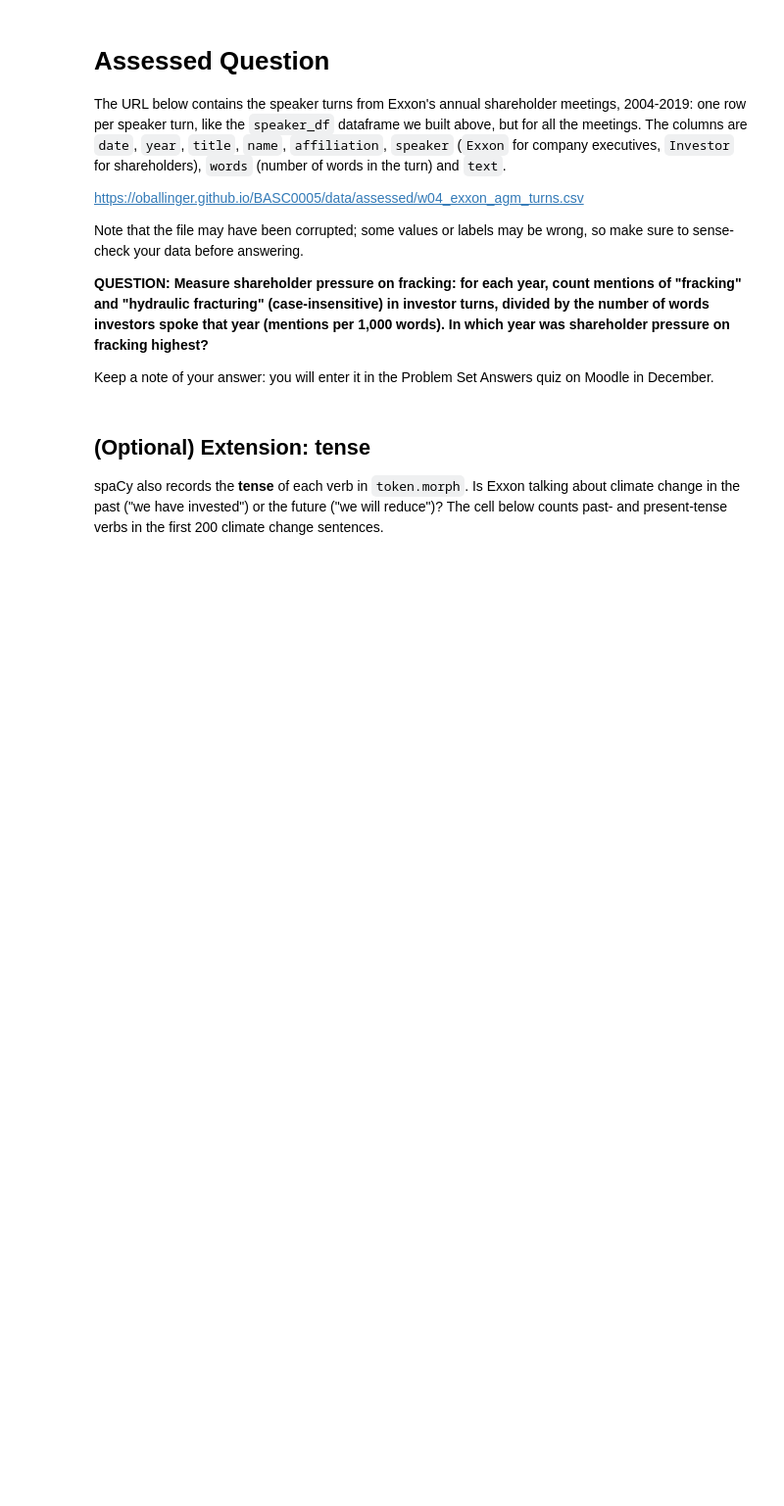
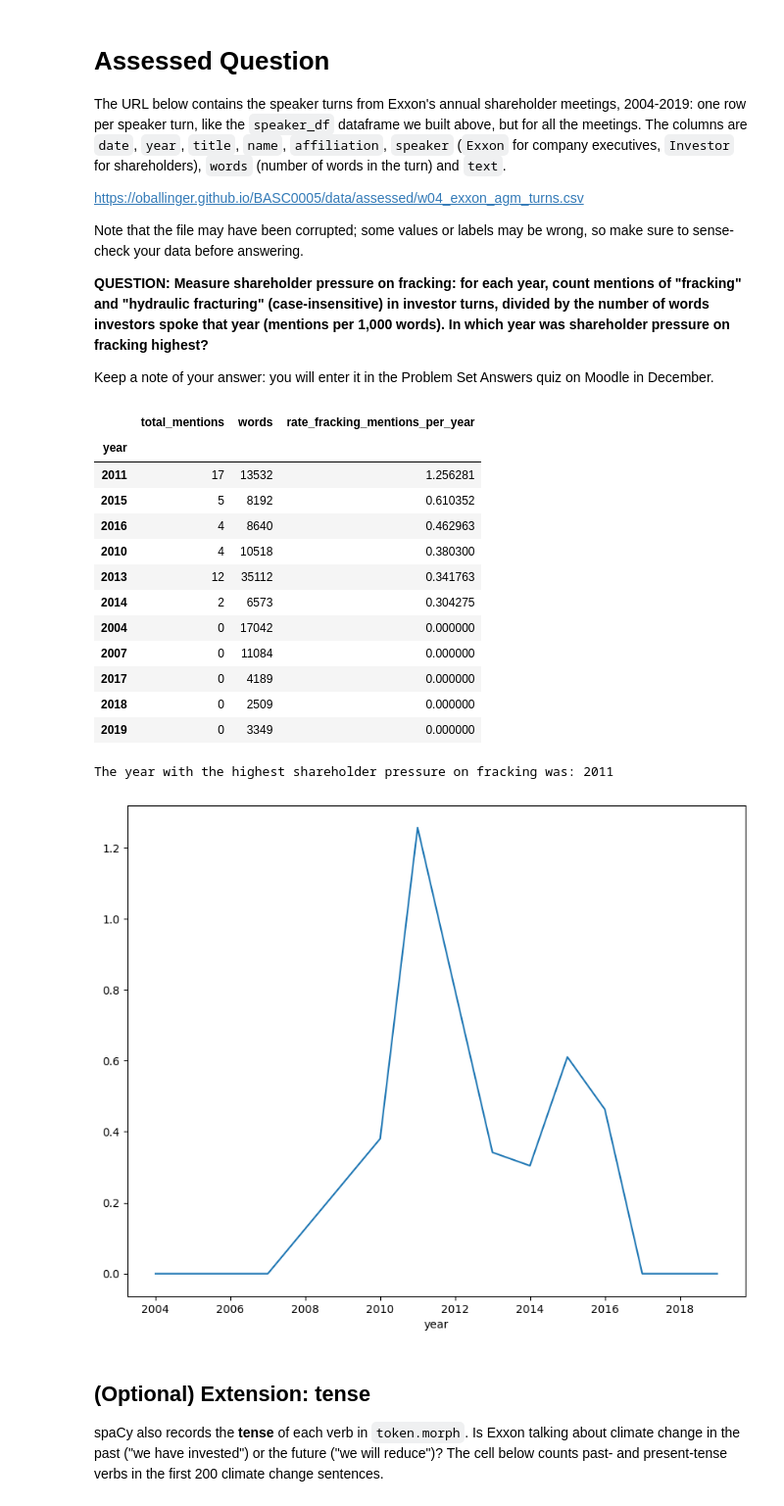
Before and after one commit to AlexiaNabok28/QM2, a Jupyter notebook: notebooks/W04. Natural Language Processing.ipynb, the cells around one changed output. Shown at 98% size. Drawn from its saved outputs; the diff is of its cells as text; code cells hidden in the pictures; blank space fills up the shorter version.

```diff
--- a/notebooks/W04. Natural Language Processing.ipynb
+++ b/notebooks/W04. Natural Language Processing.ipynb
@@ -790,3 +949,42 @@ Keep a note of your answer: you will enter it in the Problem Set Answers quiz on
+# %%
+import pandas as pd
+
+Exxon_speakers = pd.read_csv('https://oballinger.github.io/BASC0005/data/assessed/w04_exxon_agm_turns.csv')
+Exxon_speakers['date'] = pd.to_datetime(Exxon_speakers['date'])
+
+investors = Exxon_speakers[Exxon_speakers['speaker'] == 'Investor'].copy()
+
+investors['fracking_count'] = investors['text'].str.lower().str.count('fracking')
+investors['hydraulic_count'] = investors['text'].str.lower().str.count('hydraulic fracturing')
+investors['total_mentions'] = investors['fracking_count'] + investors['hydraulic_count']
+
+# calculate yearly fracking adding their counts together
+yearly_fracking = investors.groupby('year')[['total_mentions', 'words']].sum()
+
+# Calculate rate (mentions per 1,000 words)
+yearly_fracking['rate_fracking_mentions_per_year'] = (yearly_fracking['total_mentions'] / yearly_fracking['words']) * 1000
+
+# Sorting results to find which year shareholder pressure on fracking was the highest
+display(yearly_fracking.sort_values(by='rate_fracking_mentions_per_year', ascending=False))
+
+yearly_fracking['rate_fracking_mentions_per_year'].plot()
+print(f'The year with the highest shareholder pressure on fracking was: {yearly_fracking['rate_fracking_mentions_per_year'].idxmax()}')
+# %% [output]
+|  | total_mentions | words | rate_fracking_mentions_per_year |
+| year |  |  |  |
+| 2011 | 17 | 13532 | 1.256281 |
+| 2015 | 5 | 8192 | 0.610352 |
+| 2016 | 4 | 8640 | 0.462963 |
+| 2010 | 4 | 10518 | 0.380300 |
+| 2013 | 12 | 35112 | 0.341763 |
+| 2014 | 2 | 6573 | 0.304275 |
+| 2004 | 0 | 17042 | 0.000000 |
+| 2007 | 0 | 11084 | 0.000000 |
+| 2017 | 0 | 4189 | 0.000000 |
+| 2018 | 0 | 2509 | 0.000000 |
+| 2019 | 0 | 3349 | 0.000000 |
+The year with the highest shareholder pressure on fracking was: 2011
+[figure, added]
 # %% [markdown]
 ## (Optional) Extension: tense
 
```
Also changed, not shown: parts of 16 cells of this notebook.
